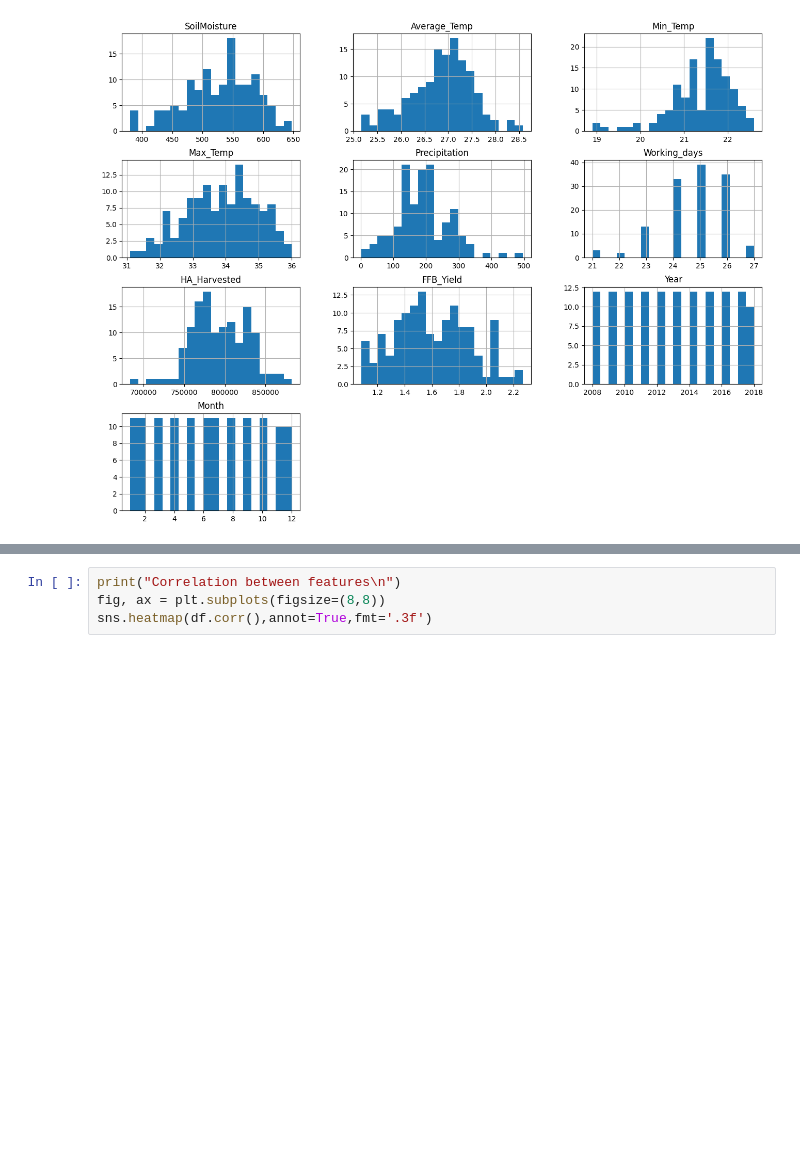
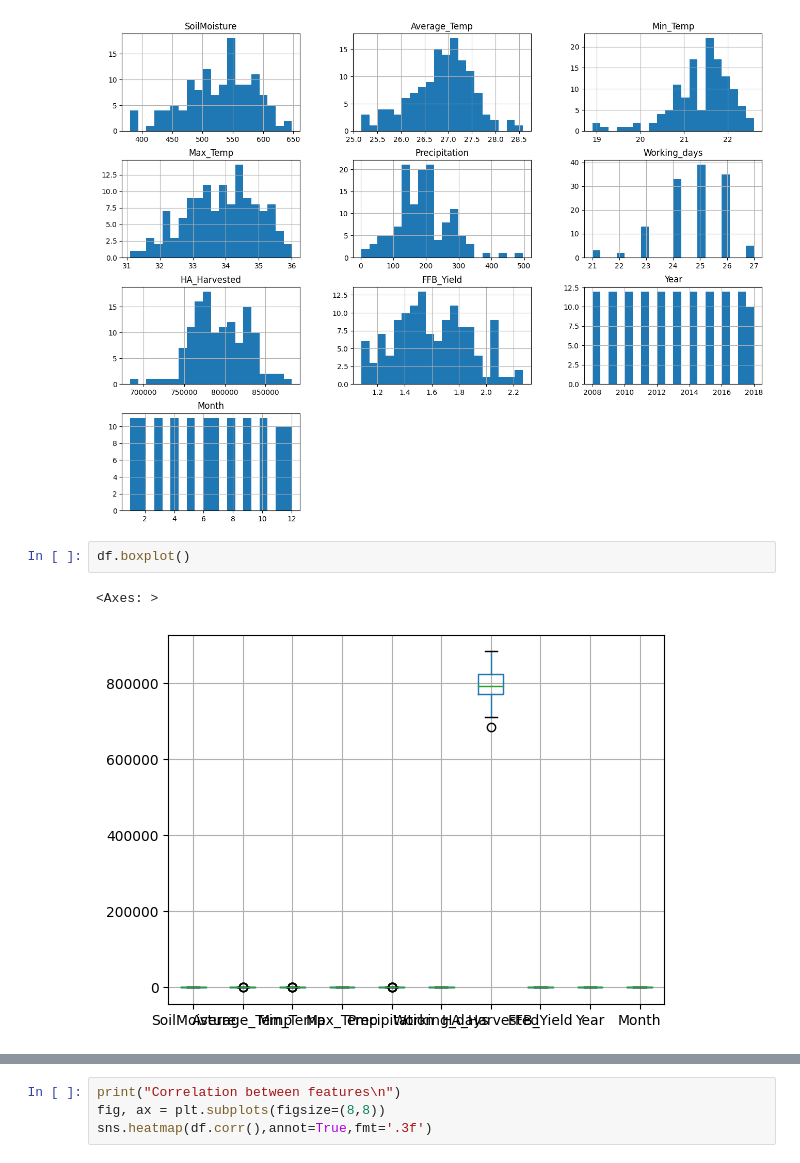
Before and after one commit to raysky9999/preScreen, a Jupyter notebook: PreScreen2.ipynb, the cells around one changed output, grey strips where cells are left out. Saved outputs shown, nothing was run; the diff lists cells and outputs as text; blank space fills up the shorter version.

```diff
--- a/PreScreen2.ipynb
+++ b/PreScreen2.ipynb
@@ -87,3 +87,8 @@ array([[<Axes: title={'center': 'SoilMoisture'}>,
        [<Axes: title={'center': 'Month'}>, <Axes: >, <Axes: >]],
       dtype=object)
 [figure]
+# %%
+df.boxplot()
+# %% [output]
+<Axes: >
+[figure, added]
```
Also changed, not shown: parts of 6 cells of this notebook.
